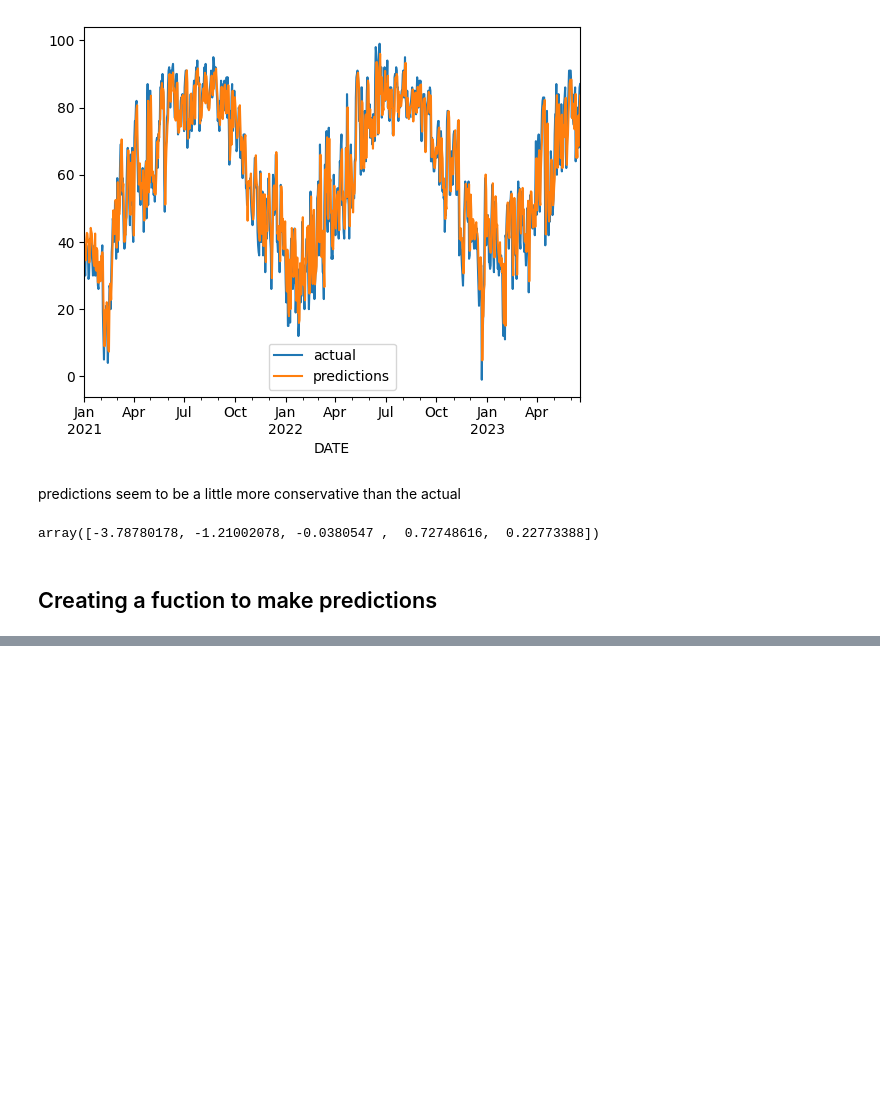
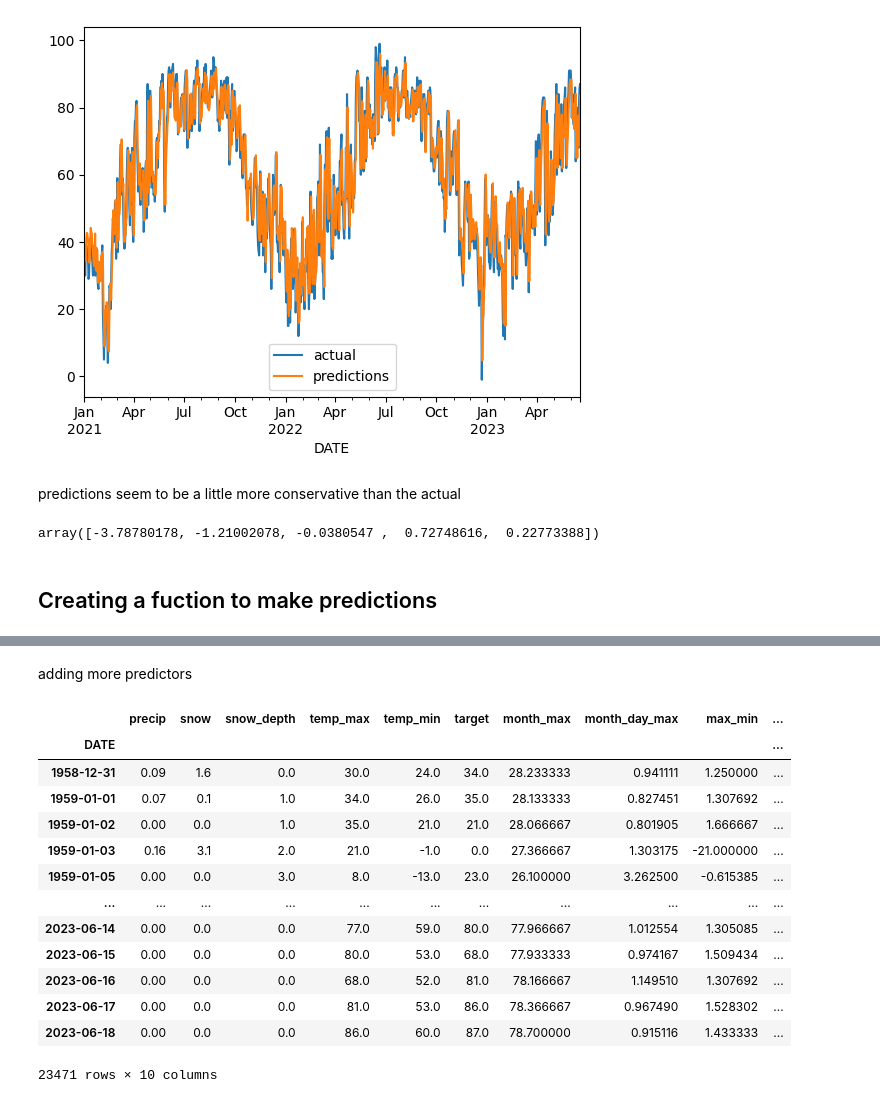
Before and after one commit to davidw102403/weather_prediction, a Jupyter notebook: model.ipynb, the cells around one changed output, grey strips where cells are left out. Cells and saved outputs as stored; diff of their text form; code cells hidden in the pictures; blank space fills up the shorter version.

```diff
--- a/model.ipynb
+++ b/model.ipynb
@@ -469,0 +493,6 @@ def create_predictions(predictors, core_weather, reg):
+# %%
+# ratio between monthly max temp average and daily max temp
+core_weather["month_day_max"] = core_weather["month_max"] / core_weather["temp_max"]
+# %%
+# ratio between max temp and min temp
+core_weather["max_min"] = core_weather["temp_max"] / core_weather["temp_min"]
@@ -469,0 +550,21 @@ def create_predictions(predictors, core_weather, reg):
+# %% [markdown]
+adding more predictors
+# %%
+# monthly average using only previous data
+core_weather["monthly_avg"] = core_weather.groupby(core_weather.index.month)["temp_max"].expanding().mean().reset_index(0, drop=True)
+core_weather
+# %% [output]
+|  | precip | snow | snow_depth | temp_max | temp_min | target | month_max | month_day_max | max_min | ... |
+| DATE |  |  |  |  |  |  |  |  |  | ... |
+| 1958-12-31 | 0.09 | 1.6 | 0.0 | 30.0 | 24.0 | 34.0 | 28.233333 | 0.941111 | 1.250000 | ... |
+| 1959-01-01 | 0.07 | 0.1 | 1.0 | 34.0 | 26.0 | 35.0 | 28.133333 | 0.827451 | 1.307692 | ... |
+| 1959-01-02 | 0.00 | 0.0 | 1.0 | 35.0 | 21.0 | 21.0 | 28.066667 | 0.801905 | 1.666667 | ... |
+| 1959-01-03 | 0.16 | 3.1 | 2.0 | 21.0 | -1.0 | 0.0 | 27.366667 | 1.303175 | -21.000000 | ... |
+| 1959-01-05 | 0.00 | 0.0 | 3.0 | 8.0 | -13.0 | 23.0 | 26.100000 | 3.262500 | -0.615385 | ... |
+| ... | ... | ... | ... | ... | ... | ... | ... | ... | ... | ... |
+| 2023-06-14 | 0.00 | 0.0 | 0.0 | 77.0 | 59.0 | 80.0 | 77.966667 | 1.012554 | 1.305085 | ... |
+| 2023-06-15 | 0.00 | 0.0 | 0.0 | 80.0 | 53.0 | 68.0 | 77.933333 | 0.974167 | 1.509434 | ... |
+| 2023-06-16 | 0.00 | 0.0 | 0.0 | 68.0 | 52.0 | 81.0 | 78.166667 | 1.149510 | 1.307692 | ... |
+| 2023-06-17 | 0.00 | 0.0 | 0.0 | 81.0 | 53.0 | 86.0 | 78.366667 | 0.967490 | 1.528302 | ... |
+| 2023-06-18 | 0.00 | 0.0 | 0.0 | 86.0 | 60.0 | 87.0 | 78.700000 | 0.915116 | 1.433333 | ... |
+23471 rows × 10 columns
```
Also changed, not shown: parts of 8 cells of this notebook.
